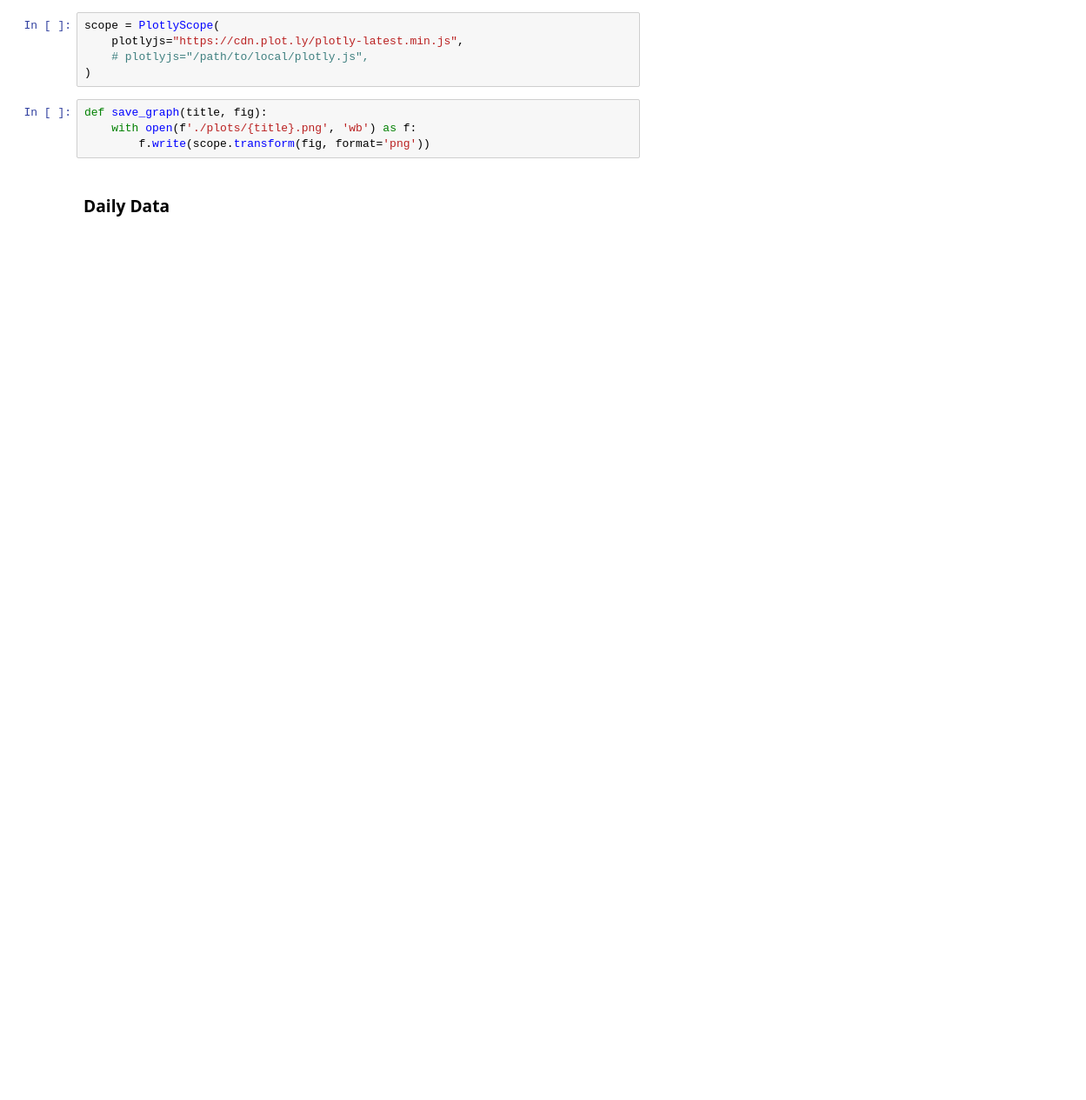
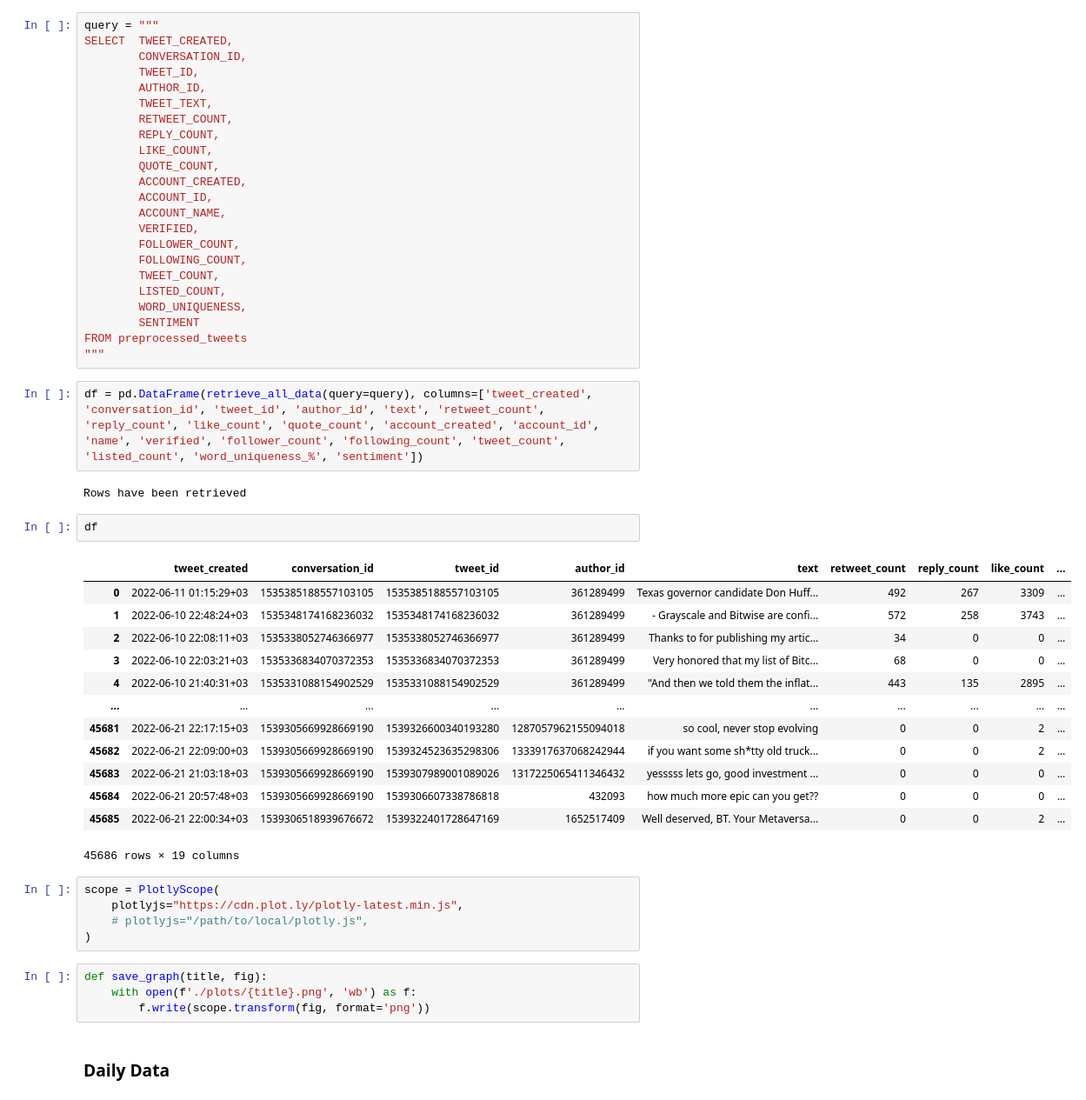
Before and after one commit to georgi3/Correlating-Twitter-Sentiment-to-Market-Behaviour, a Jupyter notebook: src/plotting_results.ipynb, the cells around one changed output. Shown at 87% size. Saved outputs shown, nothing was run; the diff lists cells and outputs as text; blank space fills up the shorter version.

```diff
--- a/src/plotting_results.ipynb
+++ b/src/plotting_results.ipynb
@@ -12,5 +13,48 @@ import kaleido
 rcParams['figure.figsize'] = (17, 10)
 sns.set_theme(context='talk', style='whitegrid')
+# %%
+query = """
+SELECT  TWEET_CREATED,
+        CONVERSATION_ID,
+        TWEET_ID,
+        AUTHOR_ID,
+        TWEET_TEXT,
+        RETWEET_COUNT,
+        REPLY_COUNT,
+        LIKE_COUNT,
+        QUOTE_COUNT,
+        ACCOUNT_CREATED,
+        ACCOUNT_ID,
+        ACCOUNT_NAME,
+        VERIFIED,
+        FOLLOWER_COUNT,
+        FOLLOWING_COUNT,
+        TWEET_COUNT,
+        LISTED_COUNT,
+        WORD_UNIQUENESS,
+        SENTIMENT
+FROM preprocessed_tweets
+"""
+# %%
+df = pd.DataFrame(retrieve_all_data(query=query), columns=['tweet_created', 'conversation_id', 'tweet_id', 'author_id', 'text', 'retweet_count', 'reply_count', 'like_count', 'quote_count', 'account_created', 'account_id', 'name', 'verified', 'follower_count', 'following_count', 'tweet_count', 'listed_count', 'word_uniqueness_%', 'sentiment'])
+# %% [output]
+Rows have been retrieved
+# %%
+df
+# %% [output]
+|  | tweet_created | conversation_id | tweet_id | author_id | text | retweet_count | reply_count | like_count | ... |
+| 0 | 2022-06-11 01:15:29+03 | 1535385188557103105 | 1535385188557103105 | 361289499 | Texas governor candidate Don Huff... | 492 | 267 | 3309 | ... |
+| 1 | 2022-06-10 22:48:24+03 | 1535348174168236032 | 1535348174168236032 | 361289499 | - Grayscale and Bitwise are confi... | 572 | 258 | 3743 | ... |
+| 2 | 2022-06-10 22:08:11+03 | 1535338052746366977 | 1535338052746366977 | 361289499 | Thanks to for publishing my artic... | 34 | 0 | 0 | ... |
+| 3 | 2022-06-10 22:03:21+03 | 1535336834070372353 | 1535336834070372353 | 361289499 | Very honored that my list of Bitc... | 68 | 0 | 0 | ... |
+| 4 | 2022-06-10 21:40:31+03 | 1535331088154902529 | 1535331088154902529 | 361289499 | "And then we told them the inflat... | 443 | 135 | 2895 | ... |
+| ... | ... | ... | ... | ... | ... | ... | ... | ... | ... |
+| 45681 | 2022-06-21 22:17:15+03 | 1539305669928669190 | 1539326600340193280 | 1287057962155094018 | so cool, never stop evolving | 0 | 0 | 2 | ... |
+| 45682 | 2022-06-21 22:09:00+03 | 1539305669928669190 | 1539324523635298306 | 1333917637068242944 | if you want some sh*tty old truck... | 0 | 0 | 2 | ... |
+| 45683 | 2022-06-21 21:03:18+03 | 1539305669928669190 | 1539307989001089026 | 1317225065411346432 | yesssss lets go, good investment ... | 0 | 0 | 0 | ... |
+| 45684 | 2022-06-21 20:57:48+03 | 1539305669928669190 | 1539306607338786818 | 432093 | how much more epic can you get?? | 0 | 0 | 0 | ... |
+| 45685 | 2022-06-21 22:00:34+03 | 1539306518939676672 | 1539322401728647169 | 1652517409 | Well deserved, BT. Your Metaversa... | 0 | 0 | 2 | ... |
+45686 rows × 19 columns
 # %%
 scope = PlotlyScope(
     plotlyjs="https://cdn.plot.ly/plotly-latest.min.js",
```
Also changed, not shown: parts of 12 cells of this notebook.
